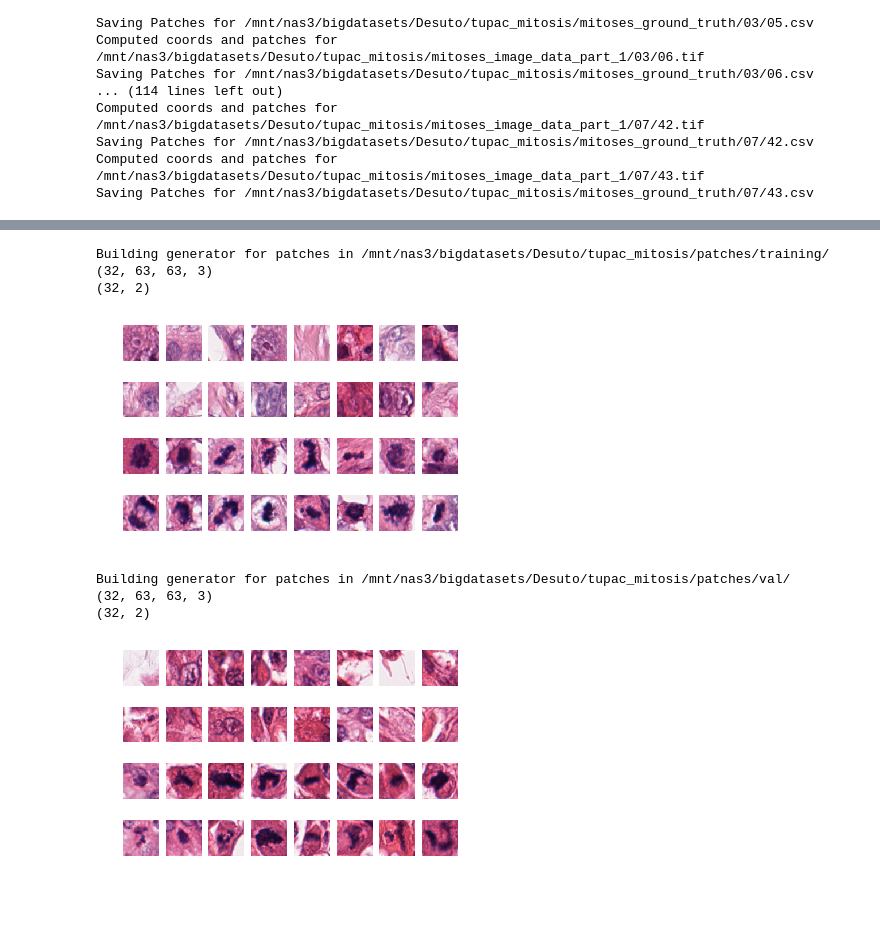
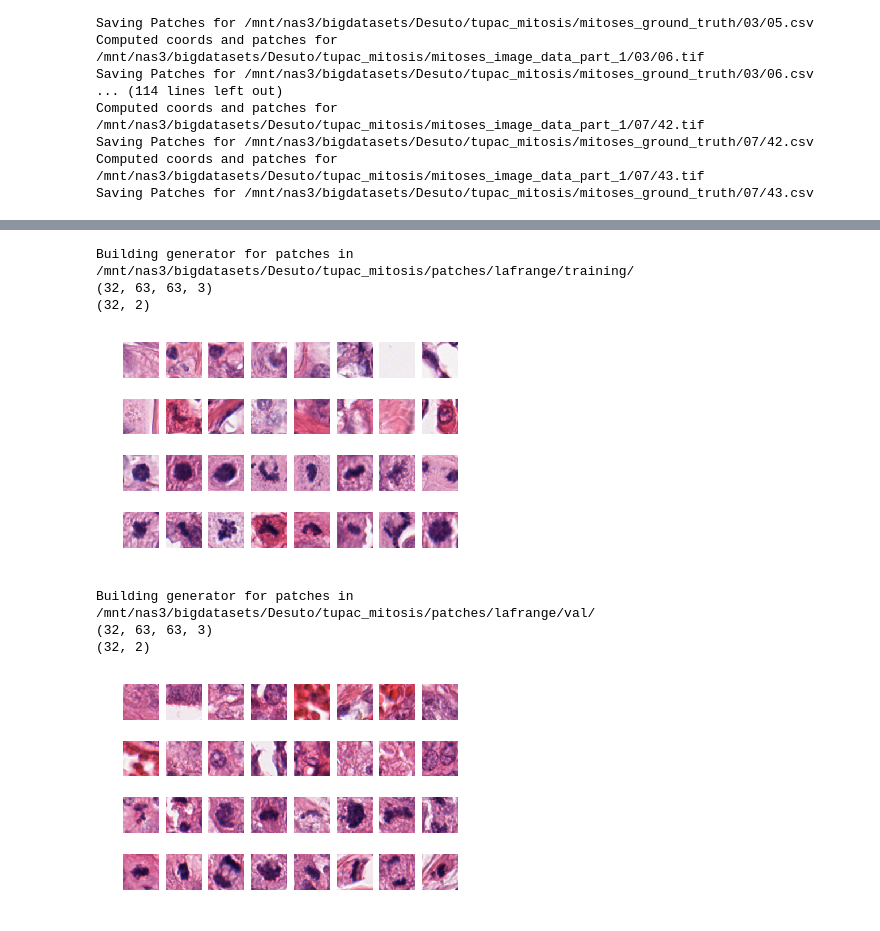
Before and after one commit to sebastianffx/stain_adversarial_learning, a Jupyter notebook: TUPAC_CNN_Train.ipynb, the cells around one changed output, grey strips where cells are left out. Saved outputs shown, nothing was run; the diff lists cells and outputs as text; code cells hidden in the pictures.

```diff
--- a/TUPAC_CNN_Train.ipynb
+++ b/TUPAC_CNN_Train.ipynb
@@ -539,39 +505,39 @@ class simplePatchGenerator(object):
                 if image.shape != self.img_shape:
                     images.append(images[-1])
                     labels[label_idx] = labels[label_idx-1]
                 else:
                     images.append(image)
                 label_idx+=1
             except Exception as e:
                 print('Failed reading img {idx}...'.format(idx=pathimg))
                 print(e)
             label_idx += 1
 
         batch_x = np.stack(images).astype('float32')
         batch_y = np.stack(labels).astype('float32')
 
         return batch_x, self.encoder.fit_transform(batch_y)#batch_y
 
 # Test the data generator
 training_gen = simplePatchGenerator(
-    input_dir='/mnt/nas3/bigdatasets/Desuto/tupac_mitosis/patches/training/',
+    input_dir='/mnt/nas3/bigdatasets/Desuto/tupac_mitosis/patches/lafrange/training/',
     batch_size=32,
     img_shape = (63,63,3)
 )
 
 for batch_x, batch_y in training_gen:
     print(batch_x.shape)
     print(batch_y.shape)
     plot_image(batch_x*255, images_per_row=8)
     break
 # %% [output]
-Building generator for patches in /mnt/nas3/bigdatasets/Desuto/tupac_mitosis/patches/training/
+Building generator for patches in /mnt/nas3/bigdatasets/Desuto/tupac_mitosis/patches/lafrange/training/
 (32, 63, 63, 3)
 (32, 2)
-[figure, old version]
+[figure, new version]
 # %%
 val_gen = simplePatchGenerator(
-    input_dir='/mnt/nas3/bigdatasets/Desuto/tupac_mitosis/patches/val/',
+    input_dir='/mnt/nas3/bigdatasets/Desuto/tupac_mitosis/patches/lafrange/val/',
     batch_size=32,
     img_shape = (63,63,3)
 )
@@ -580,8 +546,9 @@ for batch_x, batch_y in val_gen:
     print(batch_y.shape)
     plot_image(batch_x*255, images_per_row=8)
     break
+#batch_y
 # %% [output]
-Building generator for patches in /mnt/nas3/bigdatasets/Desuto/tupac_mitosis/patches/val/
+Building generator for patches in /mnt/nas3/bigdatasets/Desuto/tupac_mitosis/patches/lafrange/val/
 (32, 63, 63, 3)
 (32, 2)
-[figure, old version]
+[figure, new version]
```
Also changed, not shown: parts of 25 cells of this notebook, 1 other file.
